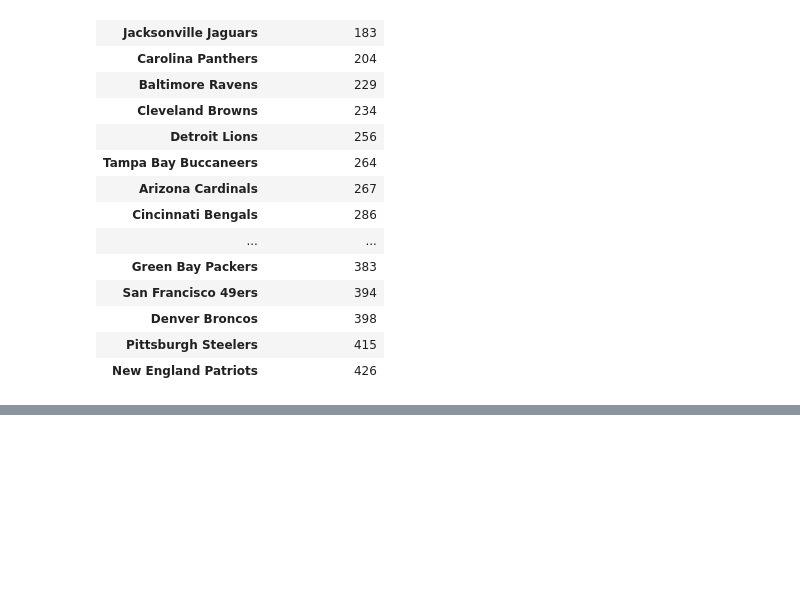
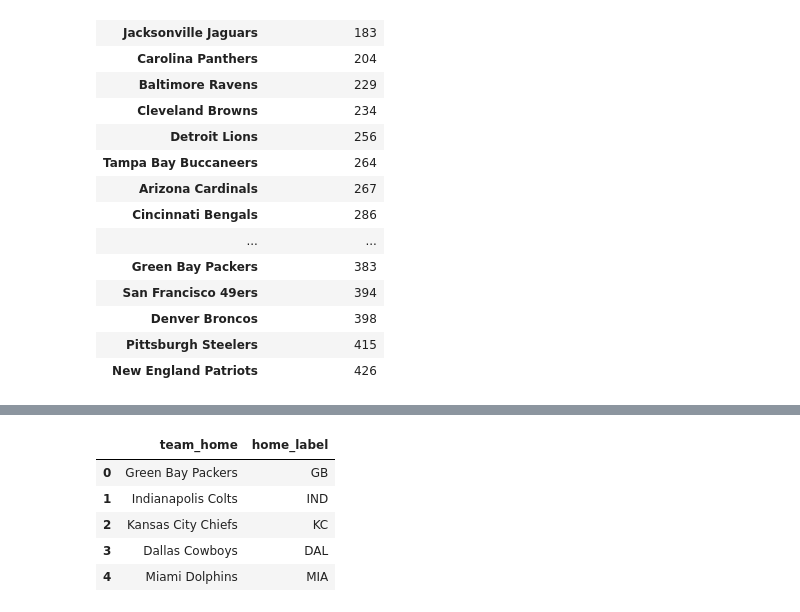
Before and after one commit to mroot9519/nfl, a Jupyter notebook: basic_research.ipynb, the cells around one changed output, grey strips where cells are left out. Cells and saved outputs as stored; diff of their text form; code cells hidden in the pictures; blank space fills up the shorter version.

```diff
--- a/basic_research.ipynb
+++ b/basic_research.ipynb
@@ -319,0 +333,9 @@ plt.bar(x_axis,y_axis)
+# %%
+labels_df.head()
+# %% [output]
+|  | team_home | home_label |
+| 0 | Green Bay Packers | GB |
+| 1 | Indianapolis Colts | IND |
+| 2 | Kansas City Chiefs | KC |
+| 3 | Dallas Cowboys | DAL |
+| 4 | Miami Dolphins | MIA |
```
Also changed, not shown: parts of 3 cells of this notebook.
